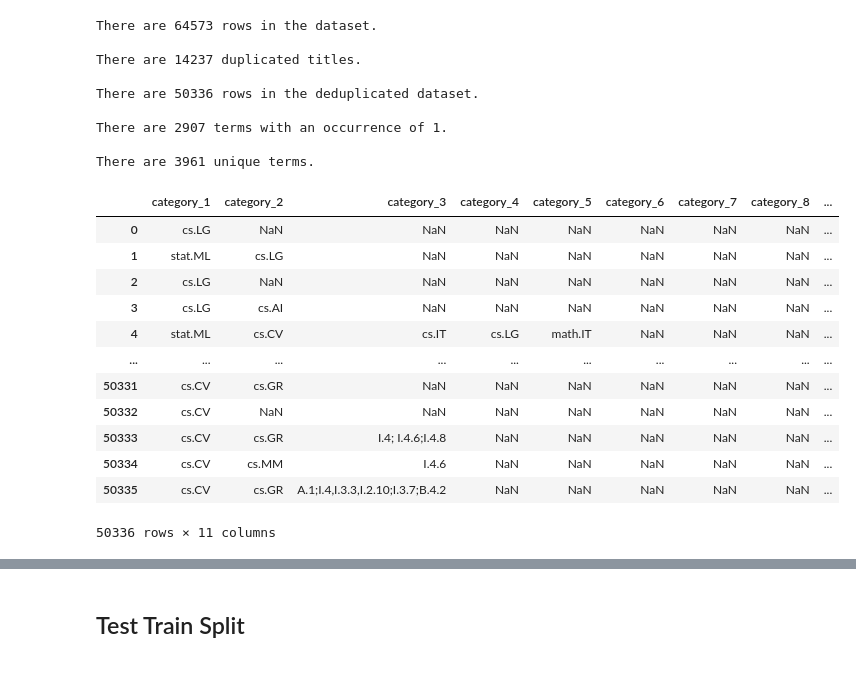
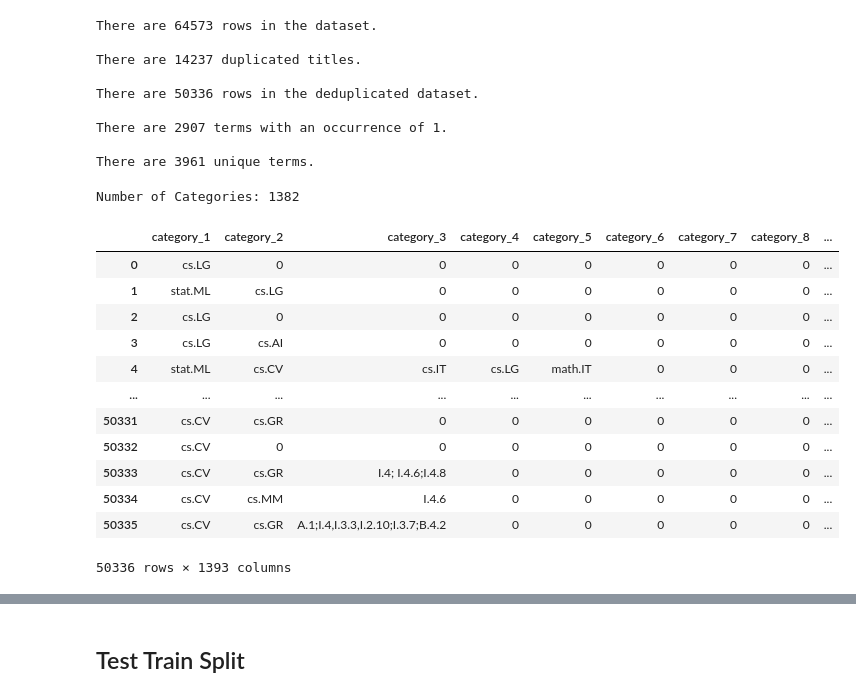
Before and after one commit to ADS-509-01-SP23-Applied-Text-Mining/ADS-509_Final_Project, a Jupyter notebook: ADS-509_Team4-Topic_Modeling_Classification_Model.ipynb, the cells around one changed output, grey strips where cells are left out. Drawn from its saved outputs; the diff is of its cells as text; code cells hidden in the pictures.

```diff
--- a/ADS-509_Team4-Topic_Modeling_Classification_Model.ipynb
+++ b/ADS-509_Team4-Topic_Modeling_Classification_Model.ipynb
@@ -82,27 +82,44 @@ There are 3961 unique terms.
 # %%
 columns = ['category_1', 'category_2', 'category_3',
           'category_4', 'category_5', 'category_6',
           'category_7', 'category_8', 'category_9',
           'category_10', 'category_11']
 
-# Melt the categories
-df = dedup_arxiv_data.terms.apply(pd.Series, name="cat")
+# Melt the categories to individual columns regardless of name or order.
+df = dedup_arxiv_data.terms.apply(pd.Series)
 
-# Name the columns
+# Name the columns for Clarity.
 df.columns = columns
 
-df
+def add_dummies(df):
+    uniqueValues = []
+    for columnName in df:
+        categories = df[columnName].unique().tolist()
+        categories = [x for x in categories if x is not None]
+        uniqueValues.extend(categories)
+        uniqueValues = list(set(uniqueValues))
+
+    print("Number of Categories:",len(uniqueValues))
+
+    result_df = pd.concat([df,pd.DataFrame(columns = list(uniqueValues))])
+    result_df.fillna(0, inplace = True)
+    return result_df
+
+
+cat = add_dummies(df)
+cat
 # %% [output]
+Number of Categories: 1382
 |  | category_1 | category_2 | category_3 | category_4 | category_5 | category_6 | category_7 | category_8 | ... |
-| 0 | cs.LG | NaN | NaN | NaN | NaN | NaN | NaN | NaN | ... |
-| 1 | stat.ML | cs.LG | NaN | NaN | NaN | NaN | NaN | NaN | ... |
-| 2 | cs.LG | NaN | NaN | NaN | NaN | NaN | NaN | NaN | ... |
-| 3 | cs.LG | cs.AI | NaN | NaN | NaN | NaN | NaN | NaN | ... |
-| 4 | stat.ML | cs.CV | cs.IT | cs.LG | math.IT | NaN | NaN | NaN | ... |
+| 0 | cs.LG | 0 | 0 | 0 | 0 | 0 | 0 | 0 | ... |
+| 1 | stat.ML | cs.LG | 0 | 0 | 0 | 0 | 0 | 0 | ... |
+| 2 | cs.LG | 0 | 0 | 0 | 0 | 0 | 0 | 0 | ... |
+| 3 | cs.LG | cs.AI | 0 | 0 | 0 | 0 | 0 | 0 | ... |
+| 4 | stat.ML | cs.CV | cs.IT | cs.LG | math.IT | 0 | 0 | 0 | ... |
 | ... | ... | ... | ... | ... | ... | ... | ... | ... | ... |
-| 50331 | cs.CV | cs.GR | NaN | NaN | NaN | NaN | NaN | NaN | ... |
-| 50332 | cs.CV | NaN | NaN | NaN | NaN | NaN | NaN | NaN | ... |
-| 50333 | cs.CV | cs.GR | I.4; I.4.6;I.4.8 | NaN | NaN | NaN | NaN | NaN | ... |
-| 50334 | cs.CV | cs.MM | I.4.6 | NaN | NaN | NaN | NaN | NaN | ... |
-| 50335 | cs.CV | cs.GR | A.1;I.4,I.3.3,I.2.10;I.3.7;B.4.2 | NaN | NaN | NaN | NaN | NaN | ... |
+| 50331 | cs.CV | cs.GR | 0 | 0 | 0 | 0 | 0 | 0 | ... |
+| 50332 | cs.CV | 0 | 0 | 0 | 0 | 0 | 0 | 0 | ... |
+| 50333 | cs.CV | cs.GR | I.4; I.4.6;I.4.8 | 0 | 0 | 0 | 0 | 0 | ... |
+| 50334 | cs.CV | cs.MM | I.4.6 | 0 | 0 | 0 | 0 | 0 | ... |
+| 50335 | cs.CV | cs.GR | A.1;I.4,I.3.3,I.2.10;I.3.7;B.4.2 | 0 | 0 | 0 | 0 | 0 | ... |
-50336 rows × 11 columns
+50336 rows × 1393 columns
```
Also changed, not shown: parts of 20 cells of this notebook.
